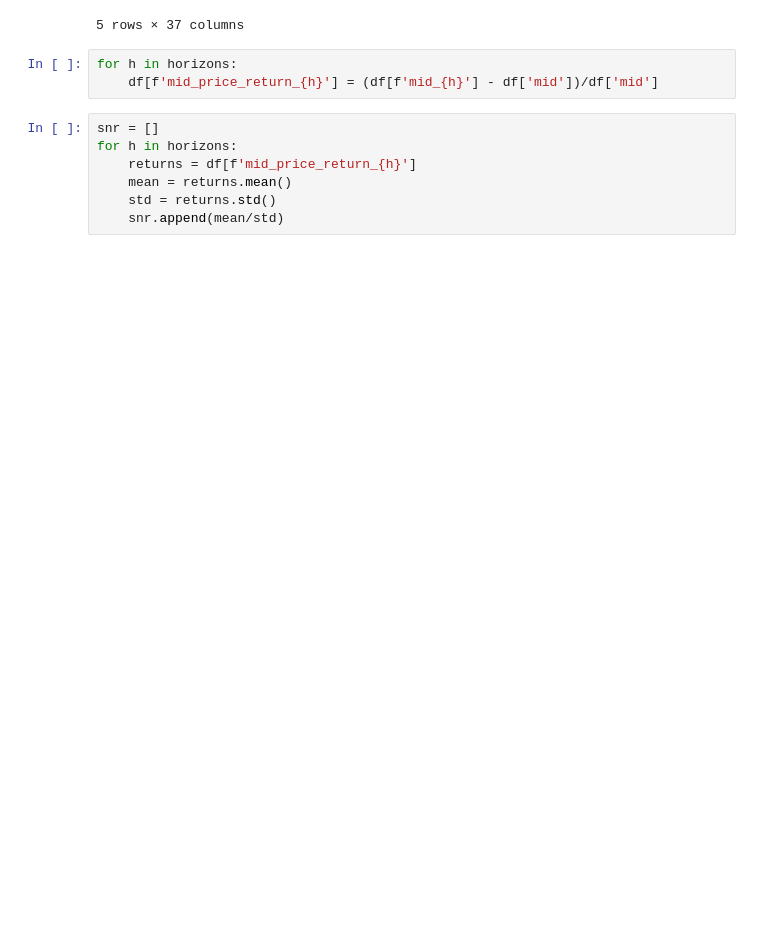
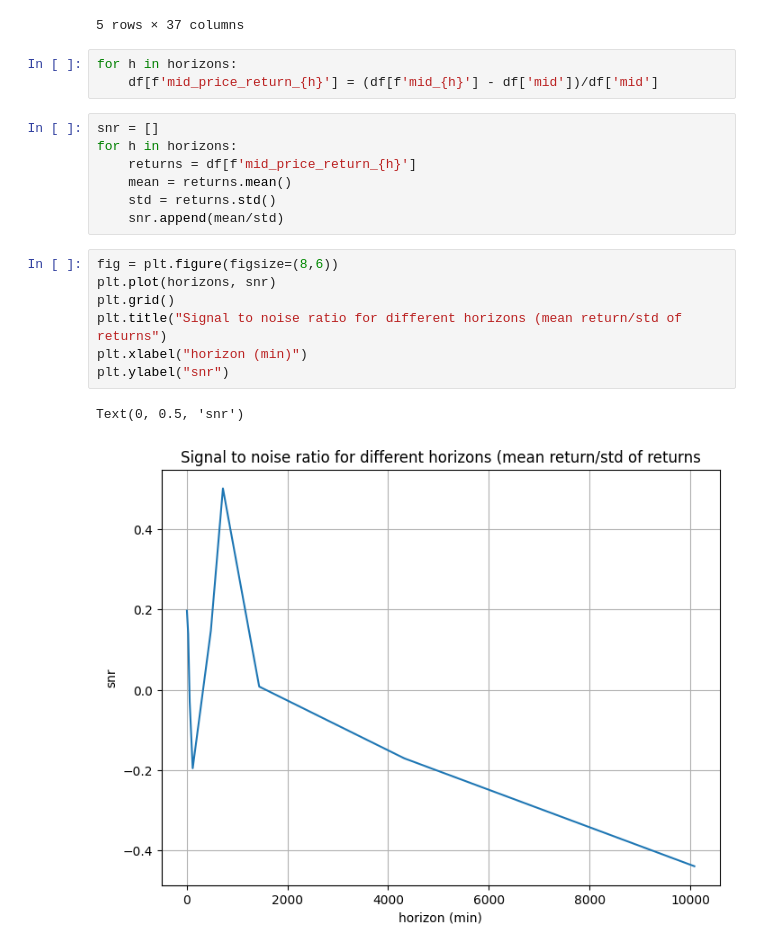
Before and after one commit to SigmaFlowX/Sber-Moex-Options, a Jupyter notebook: notebooks/large_orders_analysis.ipynb, the cells around one changed output. Cells and saved outputs as stored; diff of their text form; blank space fills up the shorter version.

Commit message:
added snr graph

```diff
--- a/notebooks/large_orders_analysis.ipynb
+++ b/notebooks/large_orders_analysis.ipynb
@@ -147,3 +147,13 @@ for h in horizons:
     mean = returns.mean()
     std = returns.std()
     snr.append(mean/std)
+# %%
+fig = plt.figure(figsize=(8,6))
+plt.plot(horizons, snr)
+plt.grid()
+plt.title("Signal to noise ratio for different horizons (mean return/std of returns")
+plt.xlabel("horizon (min)")
+plt.ylabel("snr")
+# %% [output]
+Text(0, 0.5, 'snr')
+[figure, added]
```
